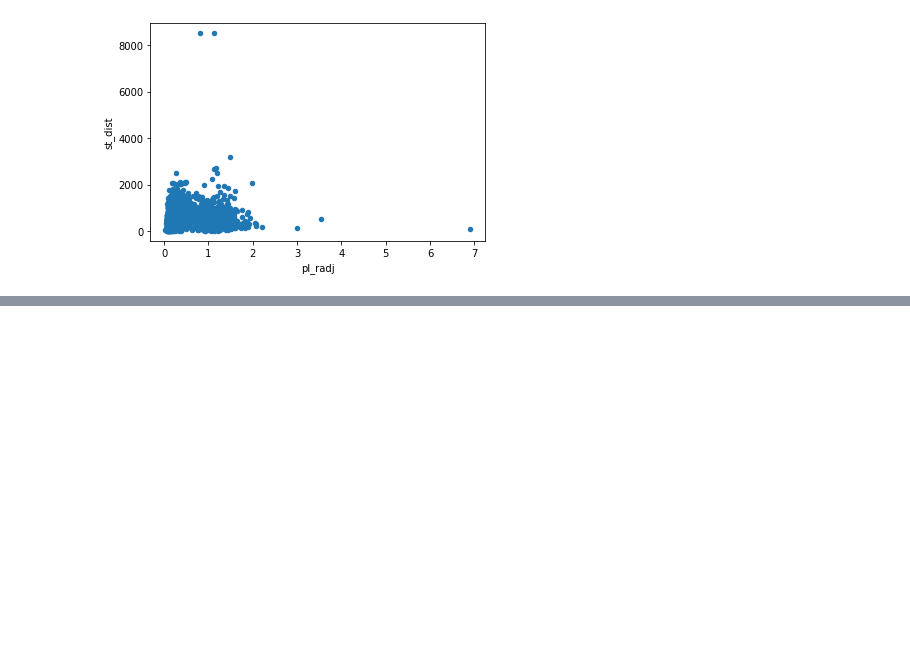
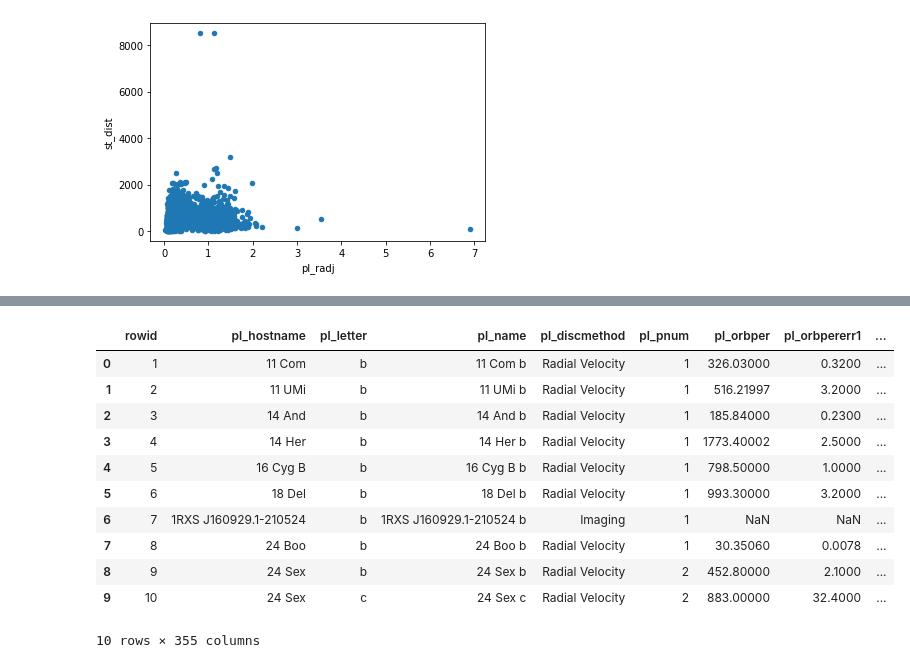
Before and after one commit to ayaanzhaque/exoplanet-extract, a Jupyter notebook: exoplanet.ipynb, the cells around one changed output, grey strips where cells are left out. Saved outputs shown, nothing was run; the diff lists cells and outputs as text; code cells hidden in the pictures; blank space fills up the shorter version.

```diff
--- a/exoplanet.ipynb
+++ b/exoplanet.ipynb
@@ -118,0 +130,15 @@ df.plot(x ='pl_radj', y='st_dist', kind = 'scatter')
+# %%
+df.head(10)
+# %% [output]
+|  | rowid | pl_hostname | pl_letter | pl_name | pl_discmethod | pl_pnum | pl_orbper | pl_orbpererr1 | ... |
+| 0 | 1 | 11 Com | b | 11 Com b | Radial Velocity | 1 | 326.03000 | 0.3200 | ... |
+| 1 | 2 | 11 UMi | b | 11 UMi b | Radial Velocity | 1 | 516.21997 | 3.2000 | ... |
+| 2 | 3 | 14 And | b | 14 And b | Radial Velocity | 1 | 185.84000 | 0.2300 | ... |
+| 3 | 4 | 14 Her | b | 14 Her b | Radial Velocity | 1 | 1773.40002 | 2.5000 | ... |
+| 4 | 5 | 16 Cyg B | b | 16 Cyg B b | Radial Velocity | 1 | 798.50000 | 1.0000 | ... |
+| 5 | 6 | 18 Del | b | 18 Del b | Radial Velocity | 1 | 993.30000 | 3.2000 | ... |
+| 6 | 7 | 1RXS J160929.1-210524 | b | 1RXS J160929.1-210524 b | Imaging | 1 | NaN | NaN | ... |
+| 7 | 8 | 24 Boo | b | 24 Boo b | Radial Velocity | 1 | 30.35060 | 0.0078 | ... |
+| 8 | 9 | 24 Sex | b | 24 Sex b | Radial Velocity | 2 | 452.80000 | 2.1000 | ... |
+| 9 | 10 | 24 Sex | c | 24 Sex c | Radial Velocity | 2 | 883.00000 | 32.4000 | ... |
+10 rows × 355 columns
```
Also changed, not shown: parts of 5 cells of this notebook.
